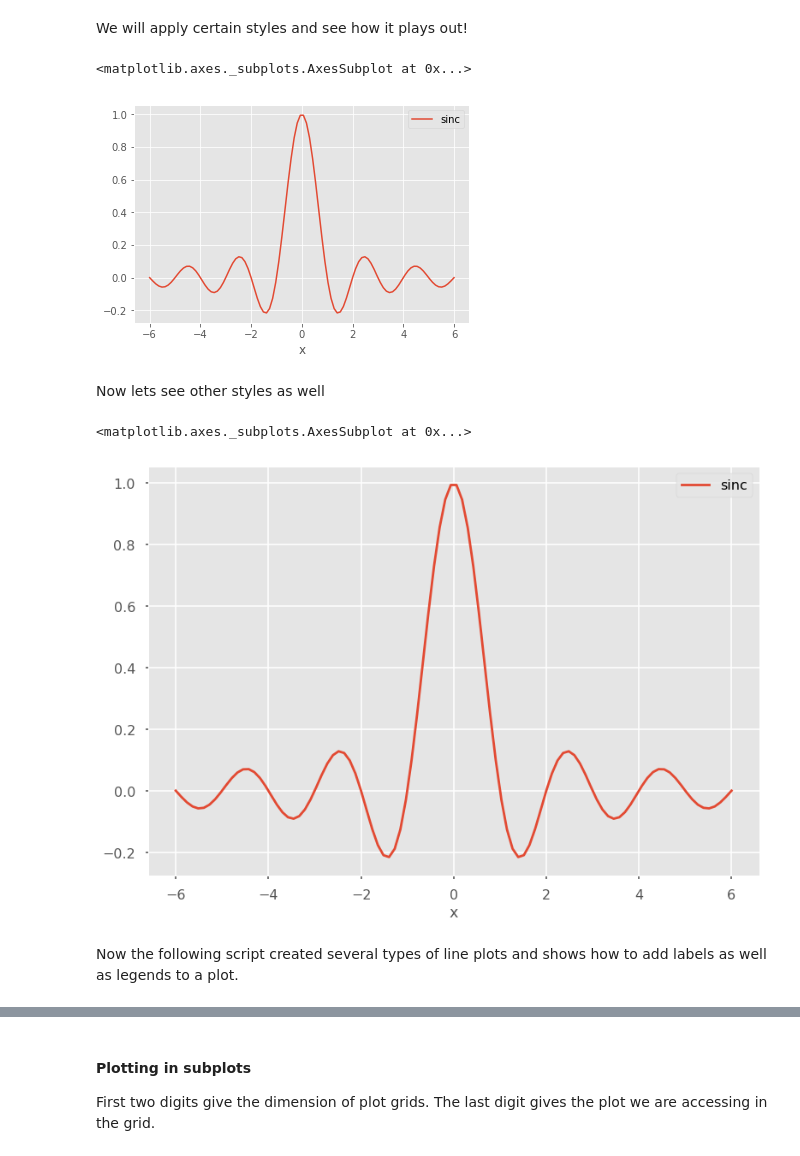
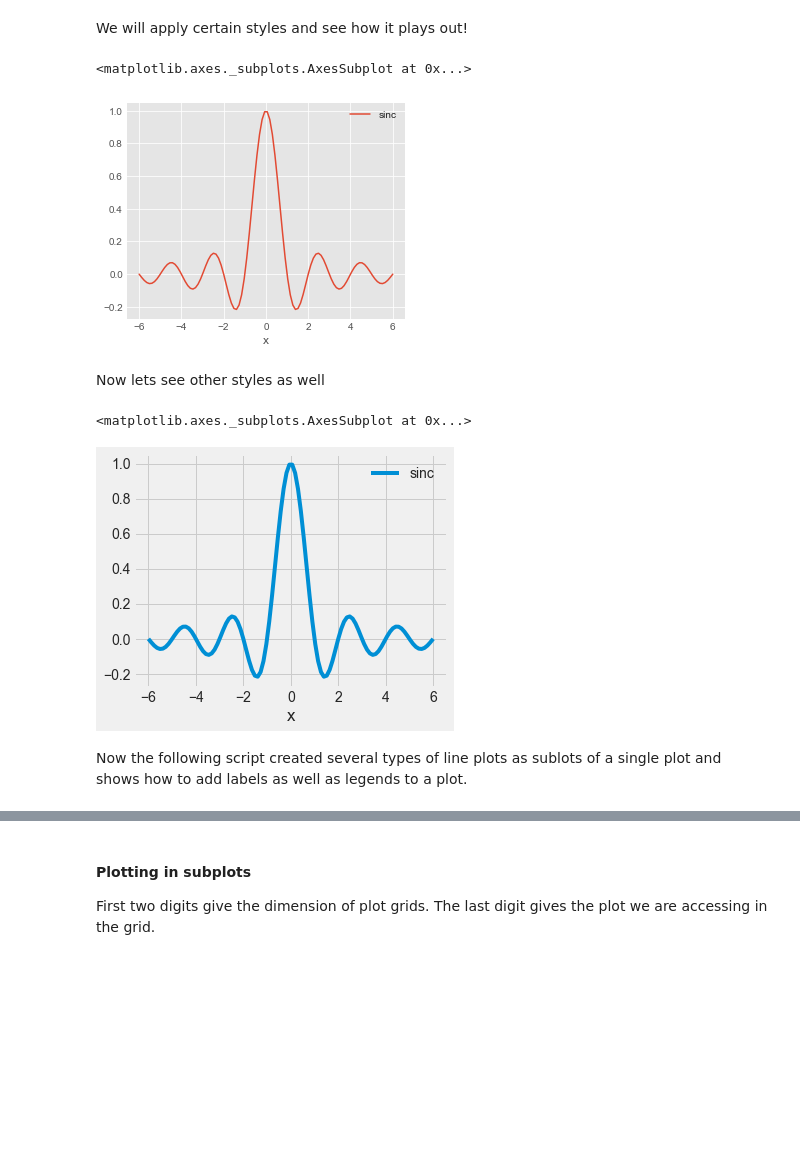
Before and after one commit to tanbirsohail/jupyter-notebooks, a Jupyter notebook: Matplotlib - Getting Started.ipynb, the cells around one changed output, grey strips where cells are left out. Drawn from its saved outputs; the diff is of its cells as text; code cells hidden in the pictures; blank space fills up the shorter version.

Commit message:
Added new plots and styles, reformatted old styles

```diff
--- a/Matplotlib - Getting Started.ipynb
+++ b/Matplotlib - Getting Started.ipynb
@@ -9,3 +12,6 @@ import pandas as pd
+# %%
+rcParams['figure.figsize'] = 5, 4
+sb.set_style('whitegrid')
 # %%
 x = np.linspace(-6, 6, 100)
 y = np.sinc(x)
@@ -53,17 +59,17 @@ plt.style.use('ggplot')
 df.plot.line(x='x', y='sinc')
 # %% [output]
 <matplotlib.axes._subplots.AxesSubplot at 0x...>
-[figure, old version]
+[figure, new version]
 # %% [markdown]
 Now lets see other styles as well
 # %%
-plt.style.use('seaborn-poster')
+plt.style.use('fivethirtyeight')
 df.plot.line(x='x', y='sinc')
 # %% [output]
 <matplotlib.axes._subplots.AxesSubplot at 0x...>
-[figure, old version]
+[figure, new version]
 # %% [markdown]
-Now the following script created several types of line plots and shows how to add labels as well as legends to a plot.
+Now the following script created several types of line plots as sublots of a single plot and shows how to add labels as well as legends to a plot.
 # %%
 a = np.linspace(0, 2, 100)
 
```
Also changed, not shown: parts of 15 cells of this notebook.
